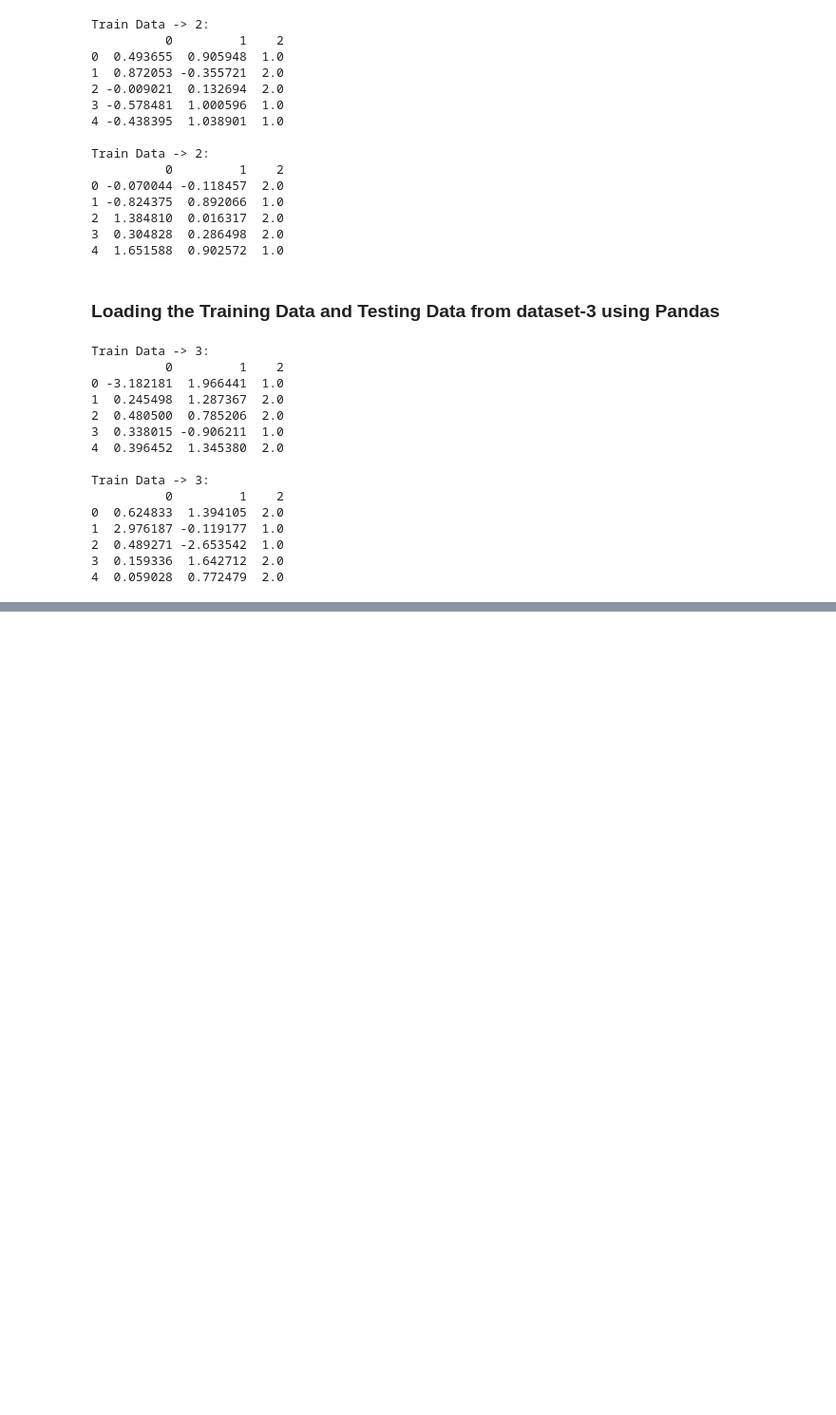
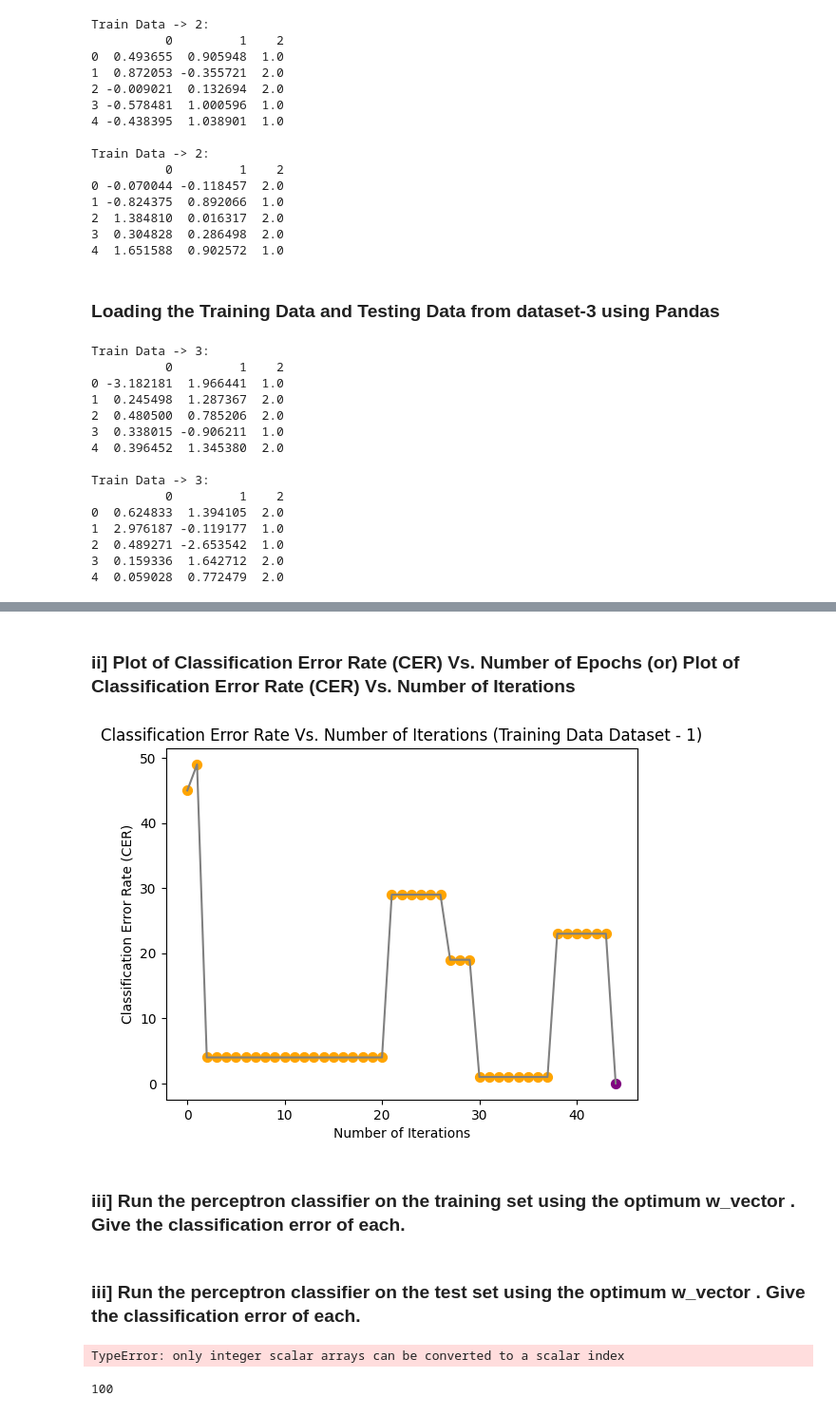
Before and after one commit to SudeshKumarSK/ee559-mlOne, a Jupyter notebook: HW-3/homeworkThree.ipynb, the cells around one changed output, grey strips where cells are left out. Shown: that part at 95% size. Drawn from its saved outputs; the diff is of its cells as text; code cells hidden in the pictures; blank space fills up the shorter version.

```diff
--- a/HW-3/homeworkThree.ipynb
+++ b/HW-3/homeworkThree.ipynb
@@ -175,0 +167,12 @@ array([[-0.9       ],
+# %% [markdown]
+### ii] Plot of Classification Error Rate (CER) Vs. Number of Epochs (or) Plot of Classification Error Rate (CER) Vs. Number of Iterations
+# %%
+if n_epochs <= 10:
+    perceptron_1.plotCERVsIters(n_iters=n_iters_arr, cer_History_iters=cer_History_iterations, cer_optimum_iters=cer_optimum_iterations, datasetName="Training Data Dataset - 1")
+
+else:
+    perceptron_1.plotCriterionVsEpochs(n_epochs=n_epochs_arr, cer_History_epochs=cer_History_epochs, cer_optimum_epochs=cer_optimum_epochs, datasetName="Training Data Dataset - 1")
+# %% [output]
+[figure, added]
+# %% [markdown]
+### iii] Run the perceptron classifier on the training set using the optimum w_vector . Give the classification error of each.
@@ -175,0 +182,19 @@ array([[-0.9       ],
+# %% [markdown]
+### iii] Run the perceptron classifier on the test set using the optimum w_vector . Give the classification error of each.
+# %%
+n_test, X_test, T_test = perceptron_1.generateTestData(test_data=test_data_1)
+
+X_test_augmented = perceptron_1.augmentData(X=X_test, n=n_test)
+print(f"Shape of Augmented X_train: {X_train_augmented.shape}")
+
+T_test_changed = perceptron_1.changeLabels(T = T_test)
+
+X_test_shuffled, T_test_shuffled = perceptron_1.shuffleData(X=X_test_augmented, T=T_test_changed.reshape(n_test, 1))
+
+w_vector = perceptron_1.initializeWeights(0.1)
+# %% [output]
+TypeError: only integer scalar arrays can be converted to a scalar index
+# %%
+X_test
+# %% [output]
+100
```
Also changed, not shown: parts of 14 cells of this notebook.
